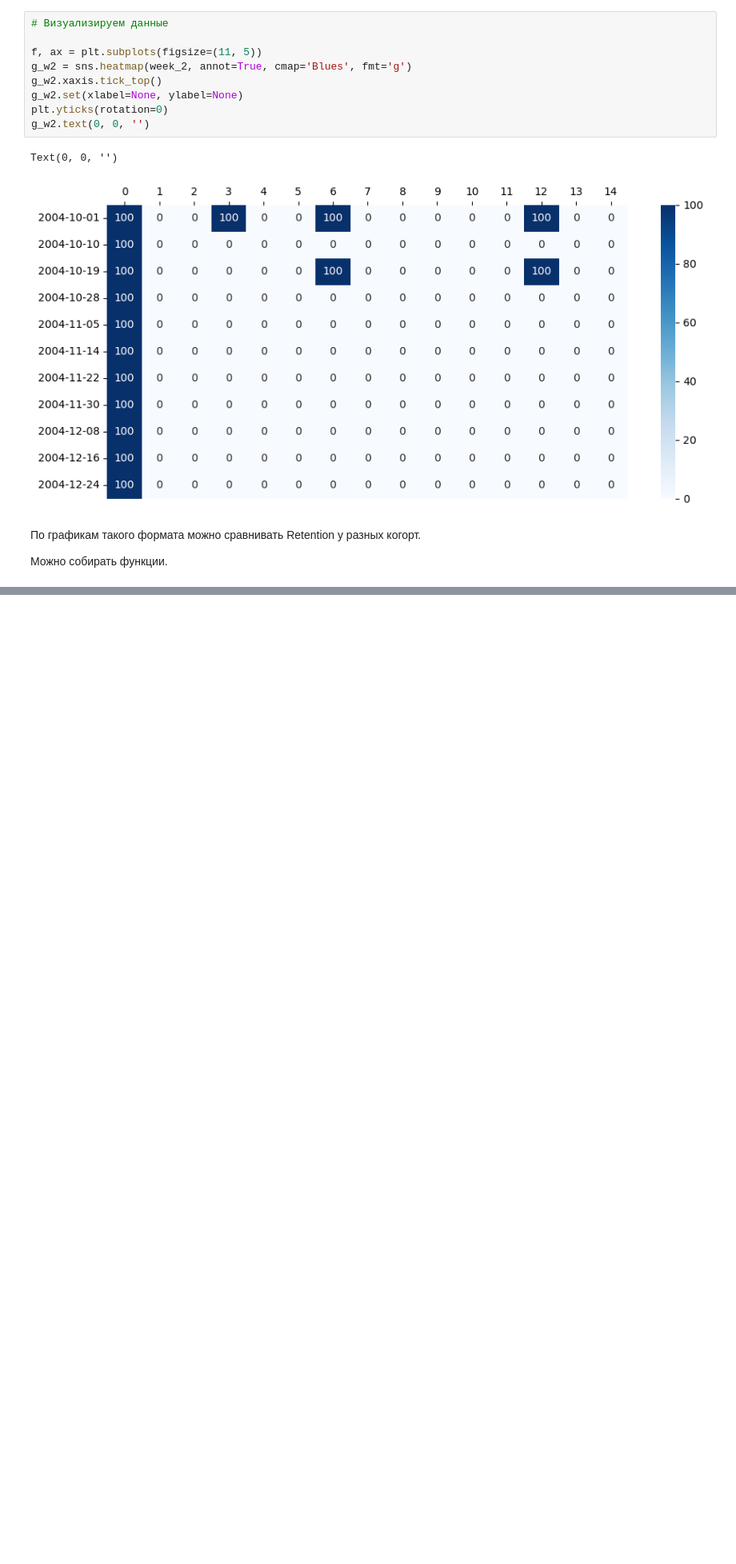
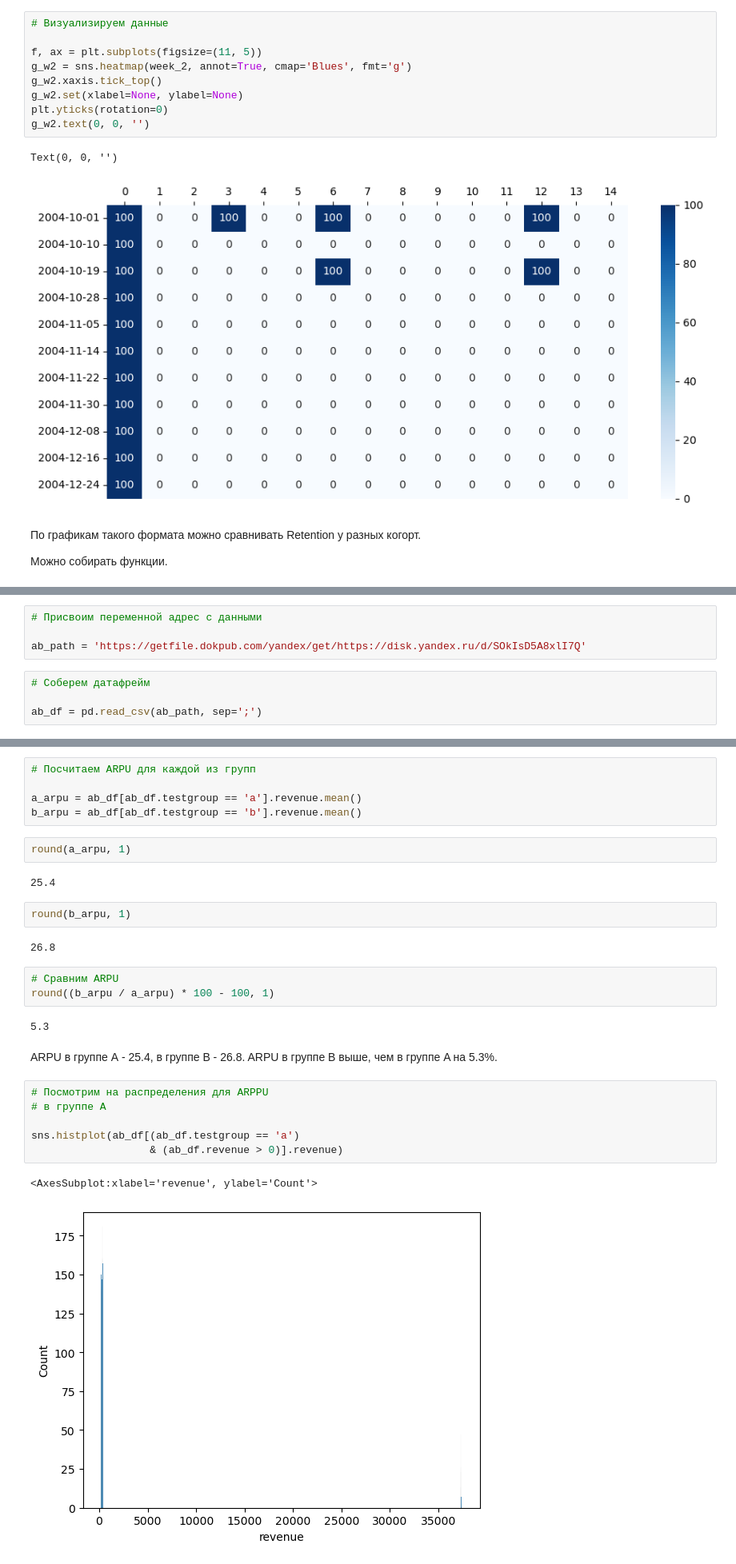
Before and after one commit to DmitriyRys/mobile_gaming, a Jupyter notebook: mobile_gaming_developer.ipynb, the cells around one changed output, grey strips where cells are left out. Shown at 80% size. Drawn from its saved outputs; the diff is of its cells as text; blank space fills up the shorter version.

Commit message:
Fixed ReadMe. Added the rest of functions. Added plan for AB test analysis and ARPU info.

```diff
--- a/mobile_gaming_developer.ipynb
+++ b/mobile_gaming_developer.ipynb
@@ -558,0 +990,8 @@ print(retention_nday.__doc__).
+# %%
+# Присвоим переменной адрес с данными
+
+ab_path = 'https://getfile.dokpub.com/yandex/get/https://disk.yandex.ru/d/SOkIsD5A8xlI7Q'
+# %%
+# Соберем датафрейм
+
+ab_df = pd.read_csv(ab_path, sep=';')
@@ -558,0 +1040,30 @@ print(retention_nday.__doc__).
+# %%
+# Посчитаем ARPU для каждой из групп
+
+a_arpu = ab_df[ab_df.testgroup == 'a'].revenue.mean()
+b_arpu = ab_df[ab_df.testgroup == 'b'].revenue.mean()
+# %%
+round(a_arpu, 1)
+# %% [output]
+25.4
+# %%
+round(b_arpu, 1)
+# %% [output]
+26.8
+# %%
+# Сравним ARPU
+round((b_arpu / a_arpu) * 100 - 100, 1)
+# %% [output]
+5.3
+# %% [markdown]
+ARPU в группе А - 25.4, в группе B - 26.8.
+ARPU в группе B выше, чем в группе A на 5.3%.
+# %%
+# Посмотрим на распределения для ARPPU
+# в группе А
+
+sns.histplot(ab_df[(ab_df.testgroup == 'a')
+                   & (ab_df.revenue > 0)].revenue)
+# %% [output]
+<AxesSubplot:xlabel='revenue', ylabel='Count'>
+[figure, added]
```
Also changed, not shown: parts of 25 cells of this notebook, 1 other file.
